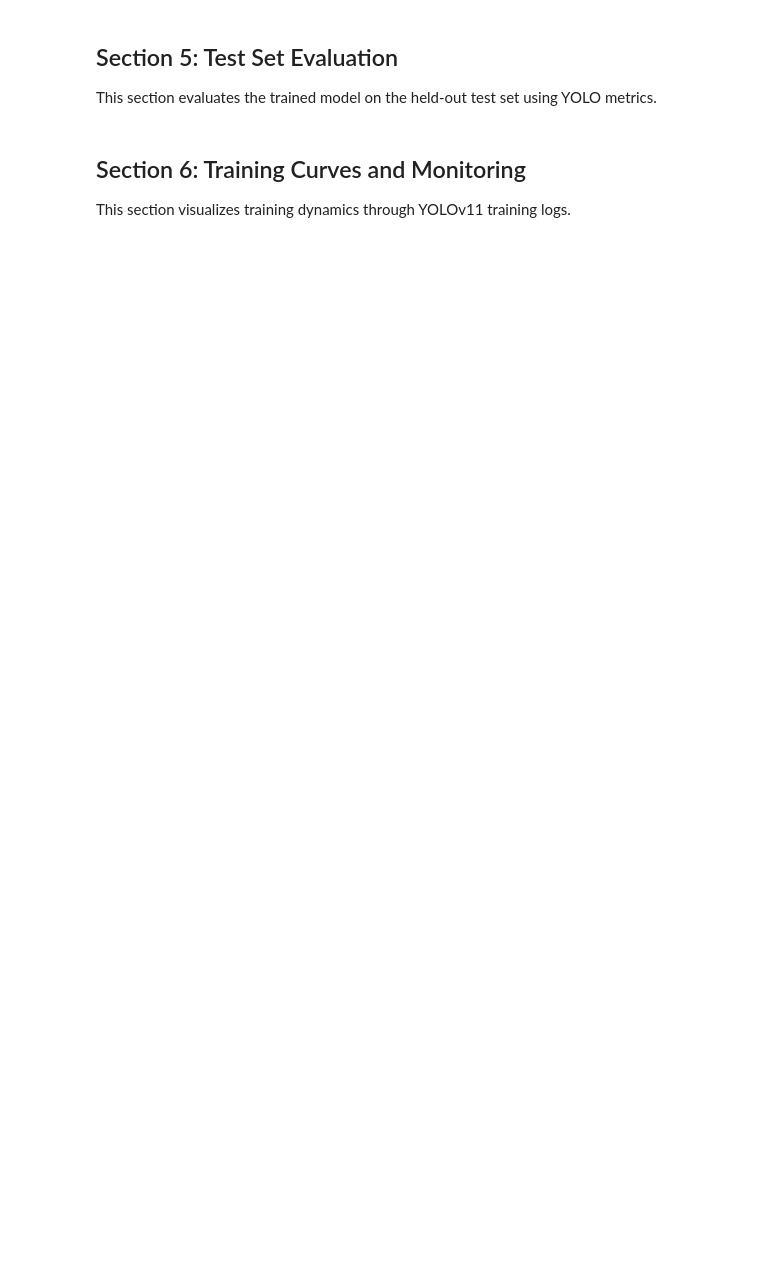
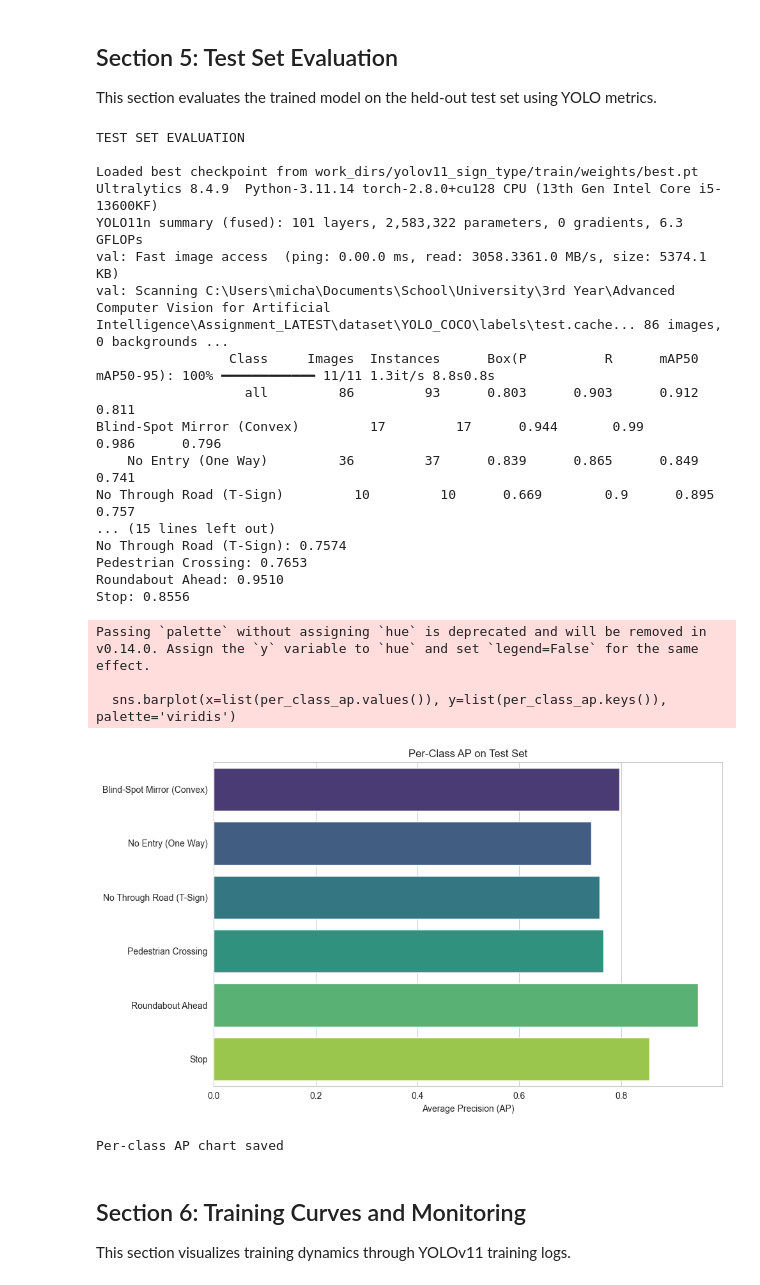
Before and after one commit to bentaliana/ARI3129, a Jupyter notebook: 2a_YOLOv11_MichaelFarrugia.ipynb, the cells around one changed output. Cells and saved outputs as stored; diff of their text form; code cells hidden in the pictures; blank space fills up the shorter version.

```diff
--- a/2a_YOLOv11_MichaelFarrugia.ipynb
+++ b/2a_YOLOv11_MichaelFarrugia.ipynb
@@ -20,7 +20,7 @@ Framework: PyTorch
 SEED = 3129
 NUM_CLASSES = 6
 EPOCHS = 8
-BATCH_SIZE = 16  # Increased from 8 to better utilize GPU
+BATCH_SIZE = 8
 LEARNING_RATE = 0.01  # Increased from 0.005 for better YOLO training
 MOMENTUM = 0.9
 WEIGHT_DECAY = 0.0005
@@ -435,8 +418,8 @@ print("TEST SET EVALUATION")
 print()
 
 # Load best model from work_dirs (now using cleaner structure)
-best_model = YOLO(f"{OUTPUT_DIR}/weights/best.pt")
-print(f"Loaded best checkpoint from {OUTPUT_DIR}/weights/best.pt")
+best_model = YOLO(f"{OUTPUT_DIR}/train/weights/best.pt")
+print(f"Loaded best checkpoint from {OUTPUT_DIR}/train/weights/best.pt")
 
 # Evaluate on test set
 test_metrics = best_model.val(
@@ -444,7 +427,7 @@ test_metrics = best_model.val(
     split='test',
     imgsz=IMAGE_SIZE,
     batch=BATCH_SIZE,
-    device=device,
+    device='cuda' if torch.cuda.is_available() else 'cpu',
     plots=True,
     save_json=True,
     verbose=True
@@ -460,33 +443,56 @@ print()
 
 # Per-class AP
 print("PER-CLASS AP")
 if hasattr(test_metrics.box, 'maps'):
     per_class_ap = {}
     for idx, class_name in enumerate(CLASS_NAMES):
         if idx < len(test_metrics.box.maps):
             ap_value = test_metrics.box.maps[idx]
             per_class_ap[class_name] = ap_value
             print(f"{class_name}: {ap_value:.4f}")
         else:
             per_class_ap[class_name] = 0.0
             print(f"{class_name}: 0.0000")
 else:
     per_class_ap = {name: test_metrics.box.map for name in CLASS_NAMES}
     for name in CLASS_NAMES:
         print(f"{name}: {test_metrics.box.map:.4f}")
 
 print()
 
 # Per-class AP bar chart
 plt.figure(figsize=(10, 6))
 sns.barplot(x=list(per_class_ap.values()), y=list(per_class_ap.keys()), palette='viridis')
 plt.xlabel('Average Precision (AP)')
 plt.title('Per-Class AP on Test Set')
 plt.tight_layout()
 plt.savefig(f"{OUTPUT_DIR}/per_class_ap.png", dpi=150)
 plt.show()
 print("Per-class AP chart saved")
 print()
+# %% [output]
+TEST SET EVALUATION
+
+Loaded best checkpoint from work_dirs/yolov11_sign_type/train/weights/best.pt
+Ultralytics 8.4.9  Python-3.11.14 torch-2.8.0+cu128 CPU (13th Gen Intel Core i5-13600KF)
+YOLO11n summary (fused): 101 layers, 2,583,322 parameters, 0 gradients, 6.3 GFLOPs
+val: Fast image access  (ping: 0.00.0 ms, read: 3058.3361.0 MB/s, size: 5374.1 KB)
+val: Scanning C:\Users\micha\Documents\School\University\3rd Year\Advanced Computer Vision for Artificial Intelligence\Assignment_LATEST\dataset\YOLO_COCO\labels\test.cache... 86 images, 0 backgrounds ...
+                 Class     Images  Instances      Box(P          R      mAP50  mAP50-95): 100% ━━━━━━━━━━━━ 11/11 1.3it/s 8.8s0.8s
+                   all         86         93      0.803      0.903      0.912      0.811
+Blind-Spot Mirror (Convex)         17         17      0.944       0.99      0.986      0.796
+    No Entry (One Way)         36         37      0.839      0.865      0.849      0.741
+No Through Road (T-Sign)         10         10      0.669        0.9      0.895      0.757
+... (15 lines left out)
+No Through Road (T-Sign): 0.7574
+Pedestrian Crossing: 0.7653
+Roundabout Ahead: 0.9510
+Stop: 0.8556
+Passing `palette` without assigning `hue` is deprecated and will be removed in v0.14.0. Assign the `y` variable to `hue` and set `legend=False` for the same effect.
+
+  sns.barplot(x=list(per_class_ap.values()), y=list(per_class_ap.keys()), palette='viridis')
+[figure, added]
+Per-class AP chart saved
 # %% [markdown]
 ## Section 6: Training Curves and Monitoring
 
```
Also changed, not shown: parts of 7 cells of this notebook, 28 other files.
